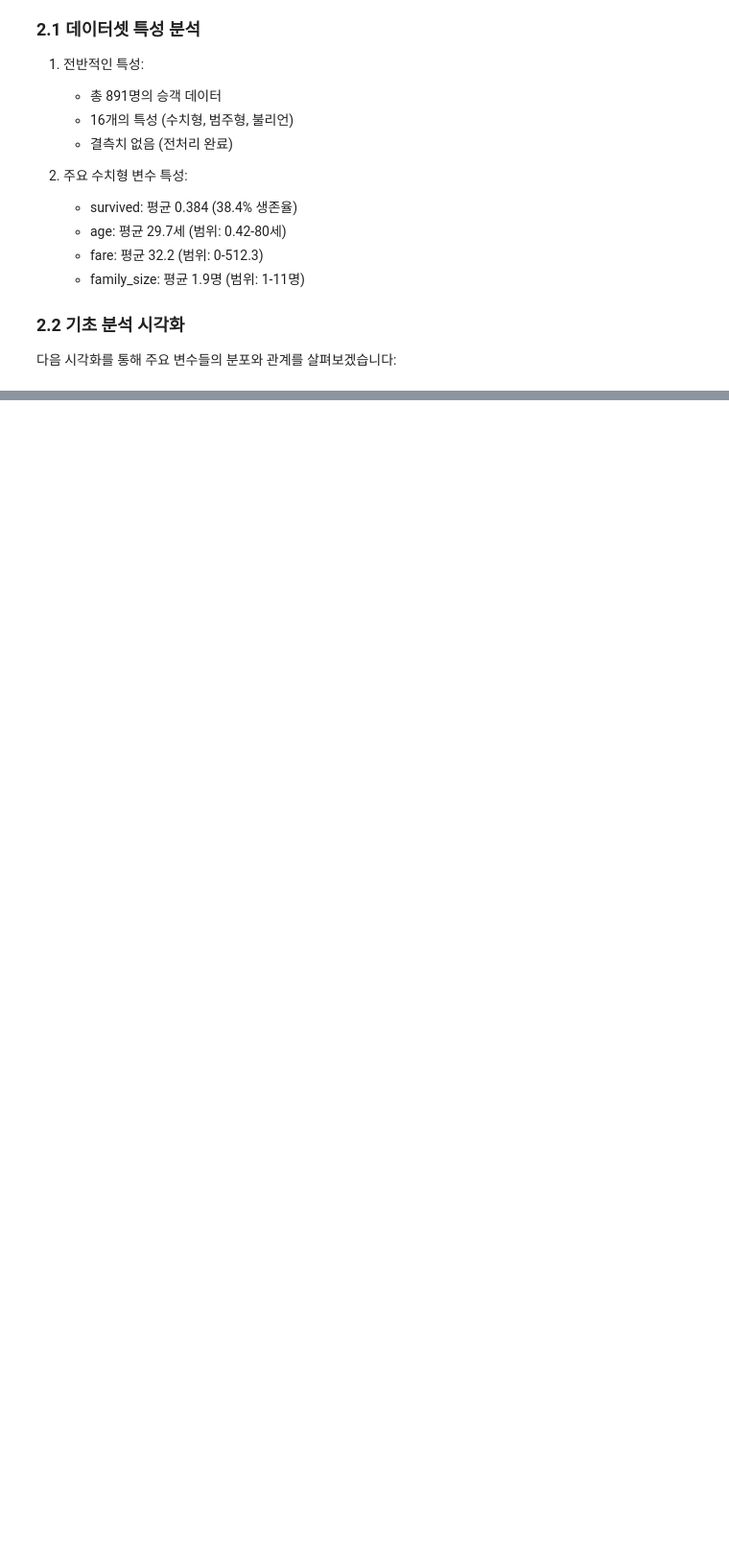
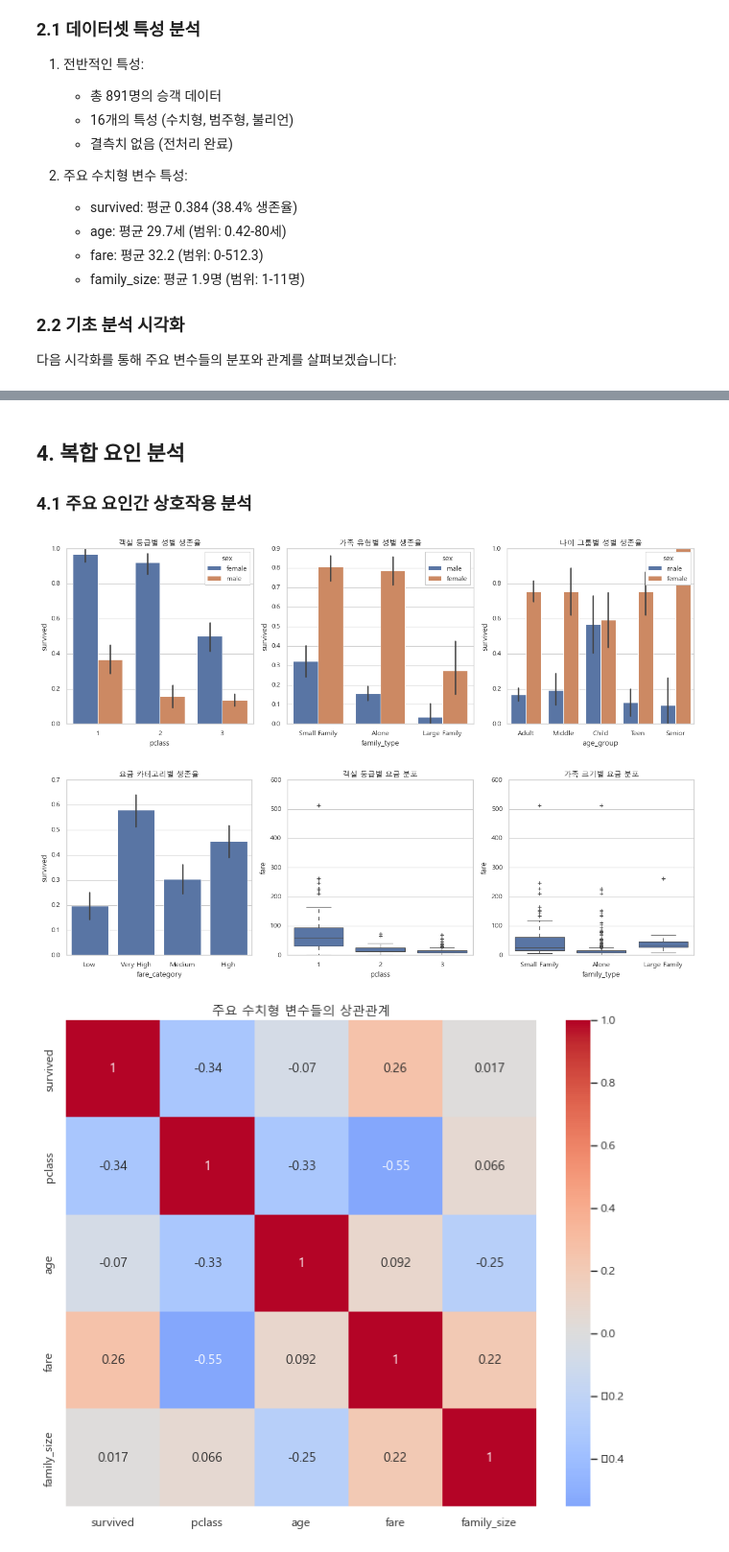
Before and after one commit to kjhgreat/titanic-analysis, a Jupyter notebook: notebooks/02_eda.ipynb, the cells around one changed output, grey strips where cells are left out. Shown: that part at 96% size. Saved outputs shown, nothing was run; the diff lists cells and outputs as text; code cells hidden in the pictures; blank space fills up the shorter version.

```diff
--- a/notebooks/02_eda.ipynb
+++ b/notebooks/02_eda.ipynb
@@ -68,0 +198,70 @@ max      11.000000
+# %% [markdown]
+## 4. 복합 요인 분석
+
+### 4.1 주요 요인간 상호작용 분석
+# %%
+# 1. 성별, 객실 등급, 생존율의 관계
+plt.figure(figsize=(15, 5))
+
+# 객실 등급별 성별 생존율
+plt.subplot(131)
+sns.barplot(data=df, x='pclass', y='survived', hue='sex')
+plt.title('객실 등급별 성별 생존율')
+
+# 가족 유형별 성별 생존율
+plt.subplot(132)
+sns.barplot(data=df, x='family_type', y='survived', hue='sex')
+plt.title('가족 유형별 성별 생존율')
+
+# 나이 그룹별 성별 생존율
+plt.subplot(133)
+sns.barplot(data=df, x='age_group', y='survived', hue='sex')
+plt.title('나이 그룹별 성별 생존율')
+
+plt.tight_layout()
+plt.show()
+
+# 2. 요금과 생존율의 관계
+plt.figure(figsize=(15, 5))
+
+# 요금 카테고리별 생존율
+plt.subplot(131)
+sns.barplot(data=df, x='fare_category', y='survived')
+plt.title('요금 카테고리별 생존율')
+
+# 객실 등급별 요금 분포
+plt.subplot(132)
+sns.boxplot(data=df, x='pclass', y='fare')
+plt.title('객실 등급별 요금 분포')
+
+# 가족 크기별 요금 분포
+plt.subplot(133)
+sns.boxplot(data=df, x='family_type', y='fare')
+plt.title('가족 크기별 요금 분포')
+
+plt.tight_layout()
+plt.show()
+
+# 3. 주요 변수들의 상관관계
+# 수치형 변수만 선택
+numeric_cols = ['survived', 'pclass', 'age', 'fare', 'family_size']
+correlation = df[numeric_cols].corr()
+
+plt.figure(figsize=(10, 8))
+sns.heatmap(correlation, annot=True, cmap='coolwarm', center=0)
+plt.title('주요 수치형 변수들의 상관관계')
+plt.show()
+
+# 주요 통계 출력
+print("\n객실 등급별 성별 생존율:")
+print(df.groupby(['pclass', 'sex'])['survived'].mean().round(3))
+
+print("\n가족 유형별 생존율:")
+print(df.groupby('family_type')['survived'].mean().round(3))
+
+print("\n요금 카테고리별 생존율:")
+print(df.groupby('fare_category')['survived'].mean().round(3))
+# %% [output]
+[figure, added]
+[figure, added]
+[figure, added]
```
Also changed, not shown: parts of 15 cells of this notebook.
